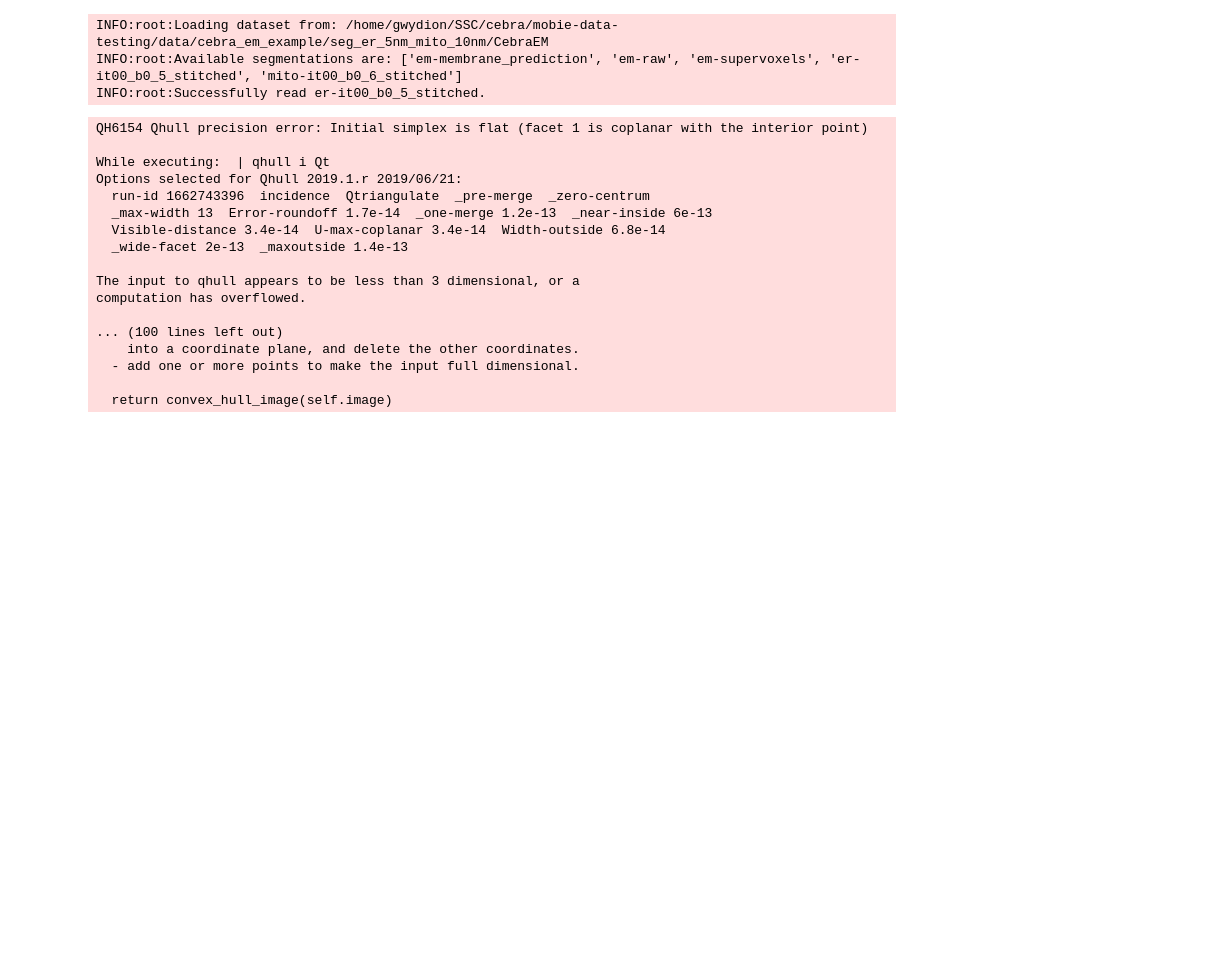
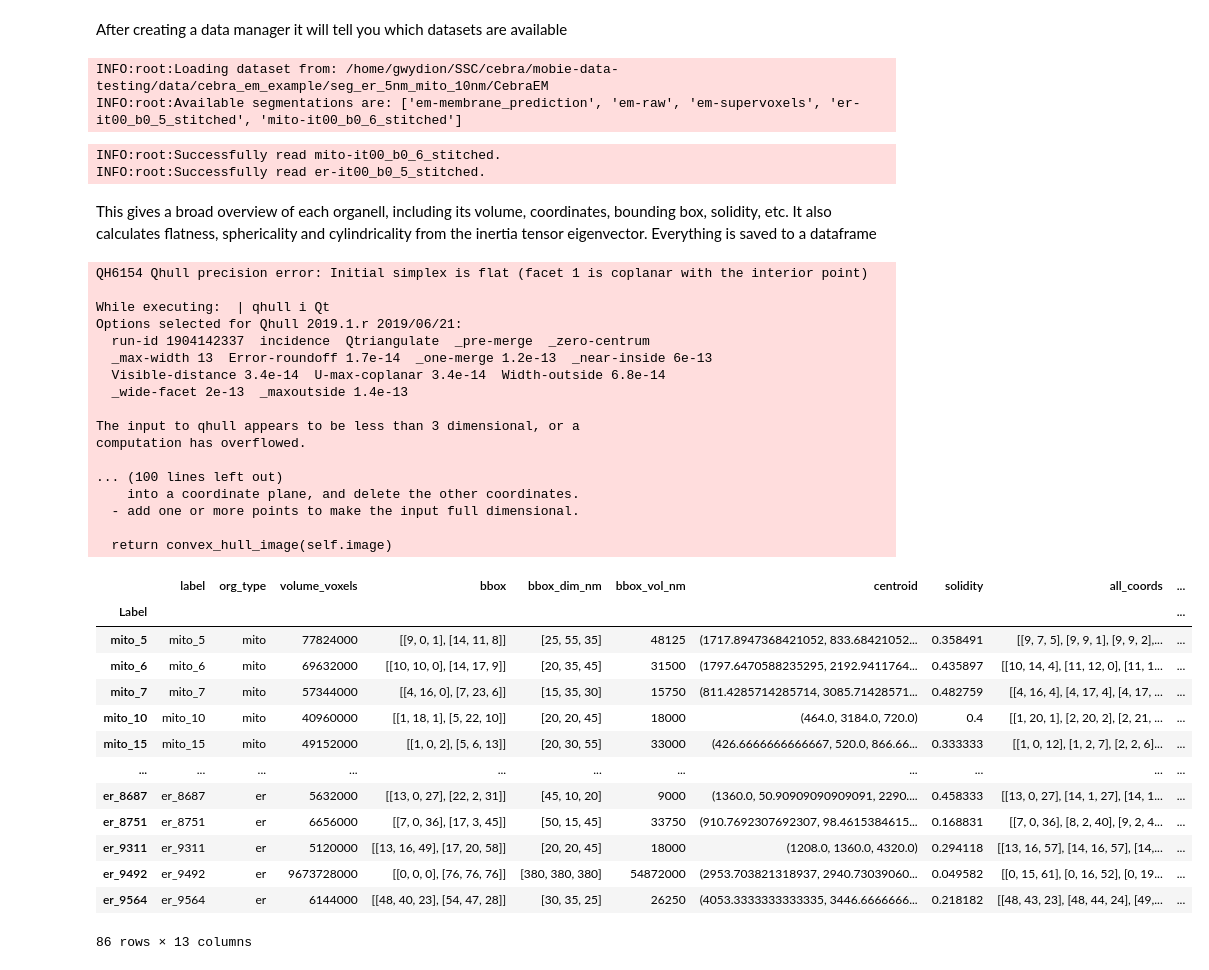
Before and after one commit to GwydionJon/mobie-test, a Jupyter notebook: nb_task_1_0.ipynb, the cells around one changed output. Saved outputs shown, nothing was run; the diff lists cells and outputs as text; code cells hidden in the pictures; blank space fills up the shorter version.

```diff
--- a/nb_task_1_0.ipynb
+++ b/nb_task_1_0.ipynb
@@ -1,9 +3,12 @@
+# %% [markdown]
+After creating a data manager it will tell you which datasets are available
+# %%
+ds_path = "/home/gwydion/SSC/cebra/mobie-data-testing/data/cebra_em_example/seg_er_5nm_mito_10nm/CebraEM"
+dm3 =  DataManager(ds_path)
+# %% [output]
+INFO:root:Loading dataset from: /home/gwydion/SSC/cebra/mobie-data-testing/data/cebra_em_example/seg_er_5nm_mito_10nm/CebraEM
+INFO:root:Available segmentations are: ['em-membrane_prediction', 'em-raw', 'em-supervoxels', 'er-it00_b0_5_stitched', 'mito-it00_b0_6_stitched']
 # %%
-from data_manager import DataManager
-
-#ds_path = "/home/gwydion/SSC/cebra/mobie-data-testing/data/cebra_em_example/seg_er_5nm_mito_10nm/CebraEM/images/bdv-n5"
-ds_path = "/home/gwydion/SSC/cebra/mobie-data-testing/data/cebra_em_example/seg_er_5nm_mito_10nm/CebraEM"
-
 
 
 mito_filename = "mito-it00_b0_6_stitched.n5"
@@ -16,12 +21,14 @@ original_resolution_er=(5,5,5)
 original_resolution_mito=(10,10,10)
 data_key = f"setup0/timepoint0/s{scaling_factor}"
 
+# loading the file does the following:
+# 1. loads the data from the file
+# 2. calculates the actual resolution fro scaling factor and original resolution
+# 3. saves the entire box volume for later use
 
-dm3 =  DataManager(ds_path)
-#dm3.load_organelle_data(mito_filename, "mito", data_key=data_key, original_resolution=original_resolution_mito, scaling_factor=scaling_factor)
+dm3.load_organelle_data(mito_filename, "mito", data_key=data_key, original_resolution=original_resolution_mito, scaling_factor=scaling_factor)
 dm3.load_organelle_data(er_filename, "er", data_key=data_key, original_resolution=original_resolution_er, scaling_factor=scaling_factor)
 #dm3.load_organelle_data(mem_filename, "mem", data_key=data_key, original_resolution=original_resolution, scaling_factor=scaling_factor)
 # %% [output]
-INFO:root:Loading dataset from: /home/gwydion/SSC/cebra/mobie-data-testing/data/cebra_em_example/seg_er_5nm_mito_10nm/CebraEM
-INFO:root:Available segmentations are: ['em-membrane_prediction', 'em-raw', 'em-supervoxels', 'er-it00_b0_5_stitched', 'mito-it00_b0_6_stitched']
+INFO:root:Successfully read mito-it00_b0_6_stitched.
 INFO:root:Successfully read er-it00_b0_5_stitched.
@@ -28,23 +55,40 @@ INFO:root:Successfully read er-it00_b0_5_stitched.
+# %% [markdown]
+This gives a broad overview of each organell, including its volume, coordinates, bounding box, solidity, etc.
+It also calculates flatness, sphericality and cylindricality from the inertia tensor eigenvector.
+Everything is saved to a dataframe
 # %%
 dm3.get_voxel_properties()
-dm3.generate_mesh()
 # %% [output]
 QH6154 Qhull precision error: Initial simplex is flat (facet 1 is coplanar with the interior point)
 
 While executing:  | qhull i Qt
 Options selected for Qhull 2019.1.r 2019/06/21:
-  run-id 1662743396  incidence  Qtriangulate  _pre-merge  _zero-centrum
+  run-id 1904142337  incidence  Qtriangulate  _pre-merge  _zero-centrum
   _max-width 13  Error-roundoff 1.7e-14  _one-merge 1.2e-13  _near-inside 6e-13
   Visible-distance 3.4e-14  U-max-coplanar 3.4e-14  Width-outside 6.8e-14
   _wide-facet 2e-13  _maxoutside 1.4e-13
 
 The input to qhull appears to be less than 3 dimensional, or a
 computation has overflowed.
 
 ... (100 lines left out)
     into a coordinate plane, and delete the other coordinates.
   - add one or more points to make the input full dimensional.
 
   return convex_hull_image(self.image)
+|  | label | org_type | volume_voxels | bbox | bbox_dim_nm | bbox_vol_nm | centroid | solidity | all_coords | ... |
+| Label |  |  |  |  |  |  |  |  |  | ... |
+| mito_5 | mito_5 | mito | 77824000 | [[9, 0, 1], [14, 11, 8]] | [25, 55, 35] | 48125 | (1717.8947368421052, 833.68421052... | 0.358491 | [[9, 7, 5], [9, 9, 1], [9, 9, 2],... | ... |
+| mito_6 | mito_6 | mito | 69632000 | [[10, 10, 0], [14, 17, 9]] | [20, 35, 45] | 31500 | (1797.6470588235295, 2192.9411764... | 0.435897 | [[10, 14, 4], [11, 12, 0], [11, 1... | ... |
+| mito_7 | mito_7 | mito | 57344000 | [[4, 16, 0], [7, 23, 6]] | [15, 35, 30] | 15750 | (811.4285714285714, 3085.71428571... | 0.482759 | [[4, 16, 4], [4, 17, 4], [4, 17, ... | ... |
+| mito_10 | mito_10 | mito | 40960000 | [[1, 18, 1], [5, 22, 10]] | [20, 20, 45] | 18000 | (464.0, 3184.0, 720.0) | 0.4 | [[1, 20, 1], [2, 20, 2], [2, 21, ... | ... |
+| mito_15 | mito_15 | mito | 49152000 | [[1, 0, 2], [5, 6, 13]] | [20, 30, 55] | 33000 | (426.6666666666667, 520.0, 866.66... | 0.333333 | [[1, 0, 12], [1, 2, 7], [2, 2, 6]... | ... |
+| ... | ... | ... | ... | ... | ... | ... | ... | ... | ... | ... |
+| er_8687 | er_8687 | er | 5632000 | [[13, 0, 27], [22, 2, 31]] | [45, 10, 20] | 9000 | (1360.0, 50.90909090909091, 2290.... | 0.458333 | [[13, 0, 27], [14, 1, 27], [14, 1... | ... |
+| er_8751 | er_8751 | er | 6656000 | [[7, 0, 36], [17, 3, 45]] | [50, 15, 45] | 33750 | (910.7692307692307, 98.4615384615... | 0.168831 | [[7, 0, 36], [8, 2, 40], [9, 2, 4... | ... |
+| er_9311 | er_9311 | er | 5120000 | [[13, 16, 49], [17, 20, 58]] | [20, 20, 45] | 18000 | (1208.0, 1360.0, 4320.0) | 0.294118 | [[13, 16, 57], [14, 16, 57], [14,... | ... |
+| er_9492 | er_9492 | er | 9673728000 | [[0, 0, 0], [76, 76, 76]] | [380, 380, 380] | 54872000 | (2953.703821318937, 2940.73039060... | 0.049582 | [[0, 15, 61], [0, 16, 52], [0, 19... | ... |
+| er_9564 | er_9564 | er | 6144000 | [[48, 40, 23], [54, 47, 28]] | [30, 35, 25] | 26250 | (4053.3333333333335, 3446.6666666... | 0.218182 | [[48, 43, 23], [48, 44, 24], [49,... | ... |
+86 rows × 13 columns
 # %%
 
```
Also changed, not shown: parts of 8 cells of this notebook, 4 other files.
